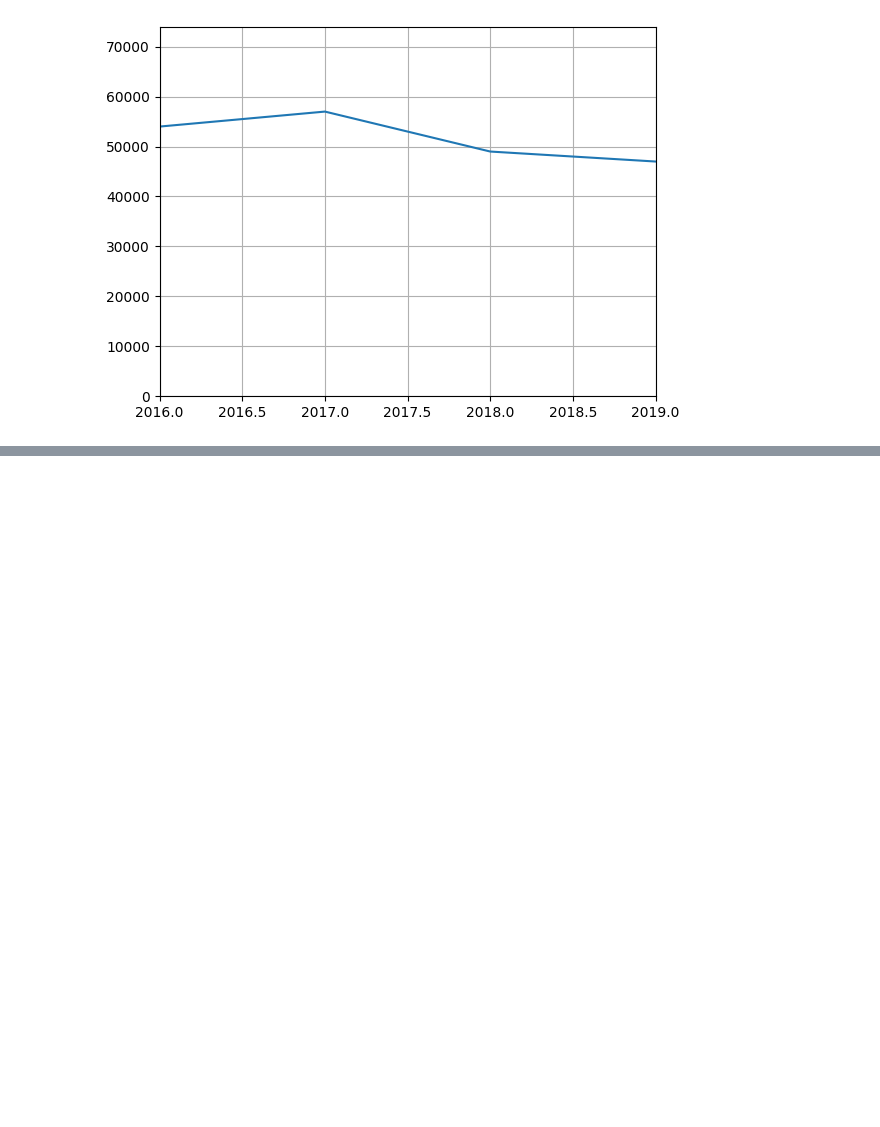
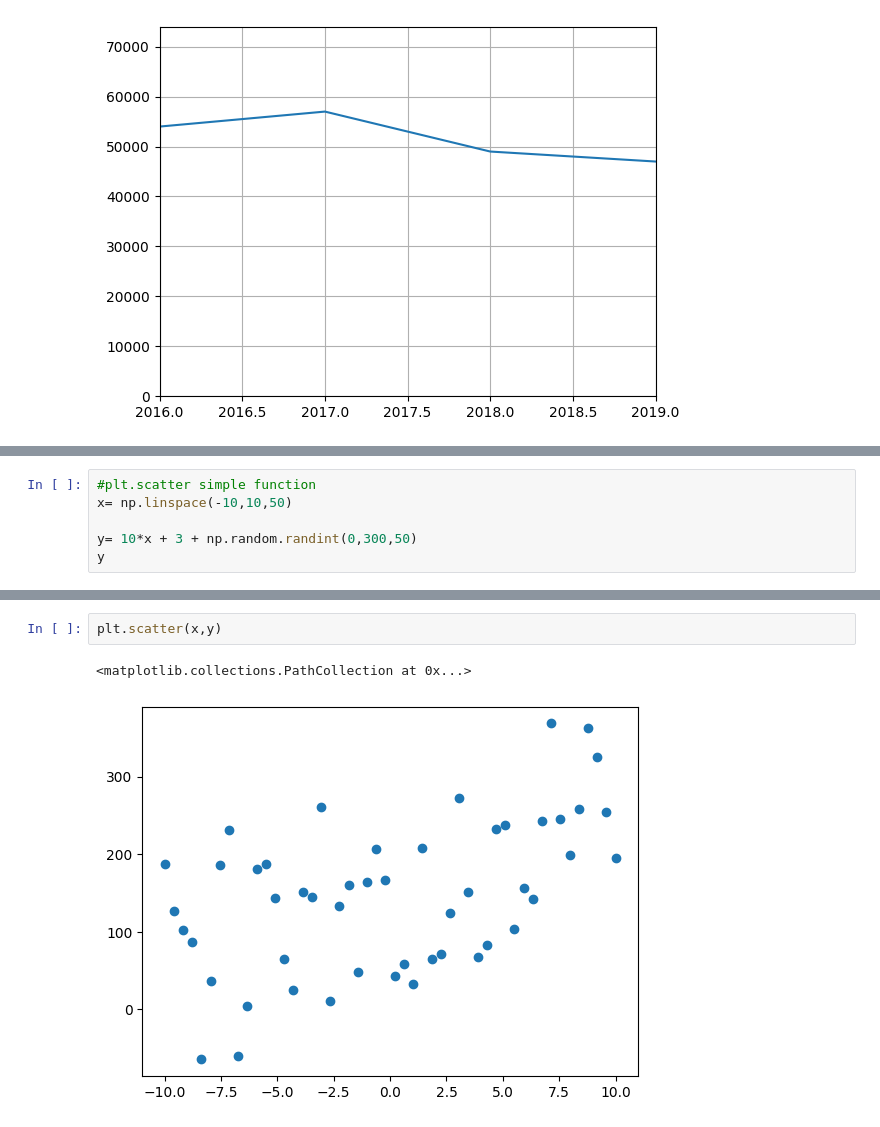
Before and after one commit to Vivek-Joshi17/Data_Visualization, a Jupyter notebook: Data_Visualize.ipynb, the cells around one changed output, grey strips where cells are left out. Saved outputs shown, nothing was run; the diff lists cells and outputs as text; blank space fills up the shorter version.

Commit message:
Scatter plot

```diff
--- a/Data_Visualize.ipynb
+++ b/Data_Visualize.ipynb
@@ -179,0 +176,6 @@ plt.show()
+# %%
+#plt.scatter simple function
+x= np.linspace(-10,10,50)
+
+y= 10*x + 3 + np.random.randint(0,300,50)
+y
@@ -179,0 +196,5 @@ plt.show()
+# %%
+plt.scatter(x,y)
+# %% [output]
+<matplotlib.collections.PathCollection at 0x...>
+[figure, added]
```
Also changed, not shown: parts of 13 cells of this notebook.
